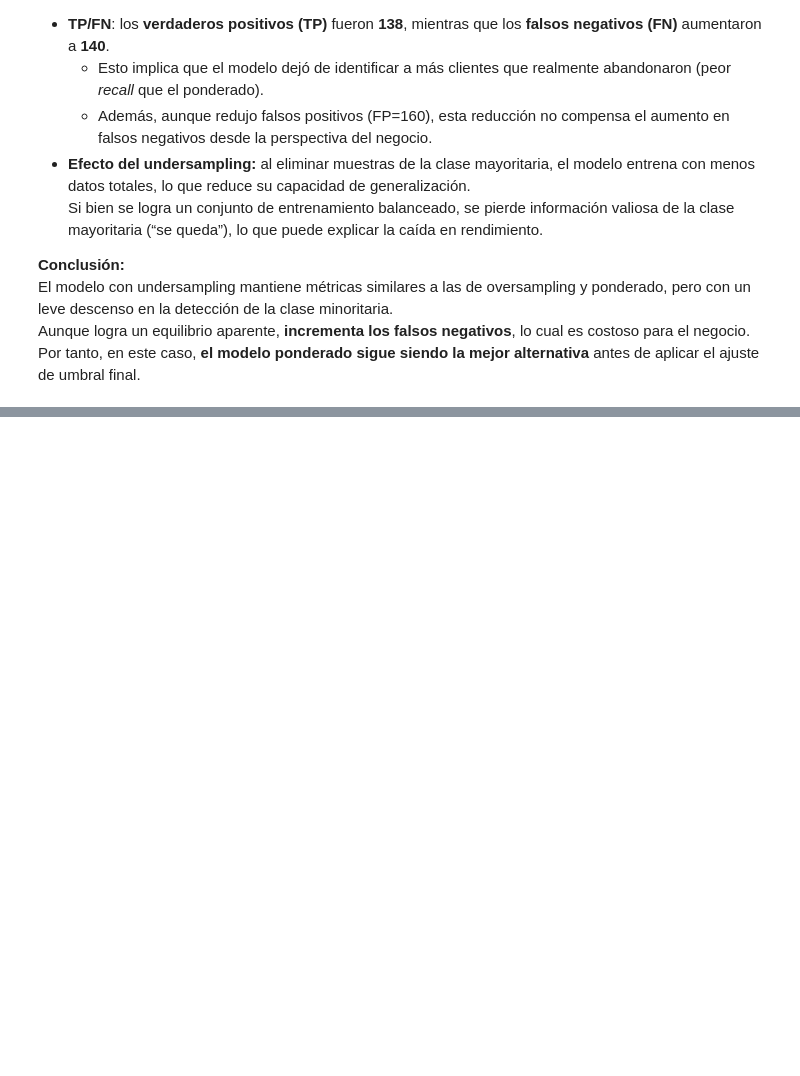
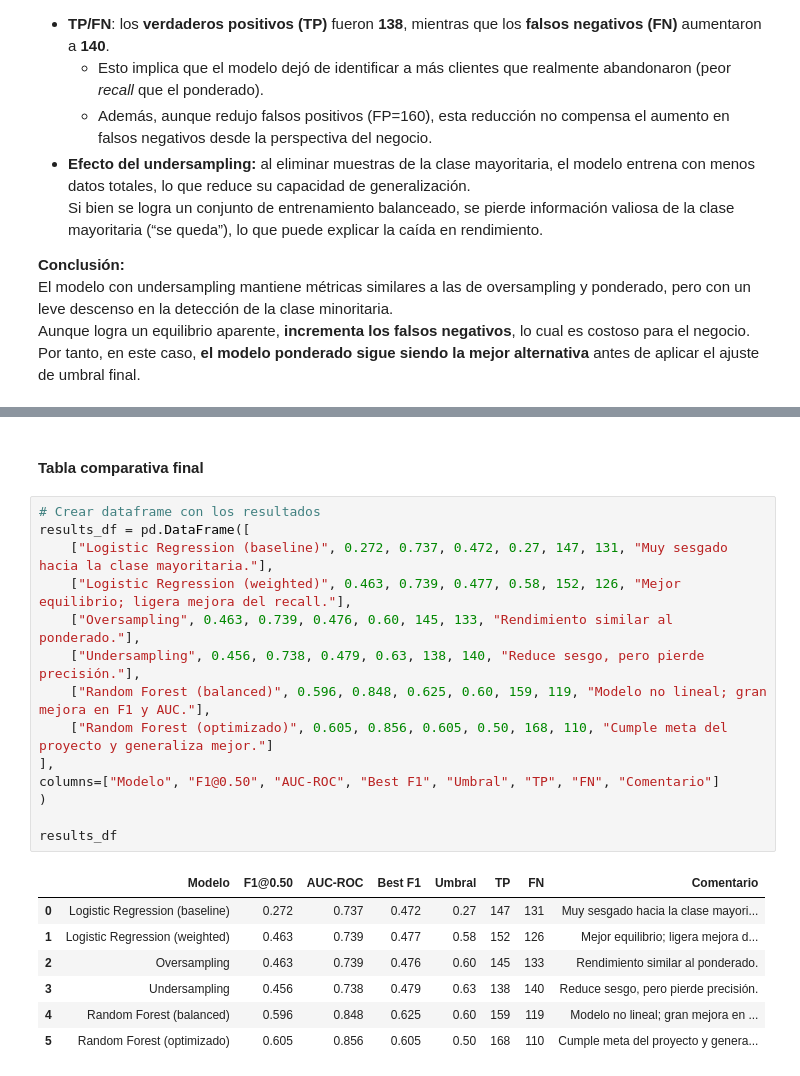
Before and after one commit to Marlene-Fraire/Sprint_10_churn_prediction, a Jupyter notebook: notebooks/churn_prediction.ipynb, the cells around one changed output, grey strips where cells are left out. Drawn from its saved outputs; the diff is of its cells as text; blank space fills up the shorter version.

```diff
--- a/notebooks/churn_prediction.ipynb
+++ b/notebooks/churn_prediction.ipynb
@@ -722,0 +1044,24 @@ Por tanto, en este caso, **el modelo ponderado sigue siendo la mejor alternativa
+# %% [markdown]
+#### Tabla comparativa final
+# %%
+# Crear dataframe con los resultados
+results_df = pd.DataFrame([
+    ["Logistic Regression (baseline)", 0.272, 0.737, 0.472, 0.27, 147, 131, "Muy sesgado hacia la clase mayoritaria."],
+    ["Logistic Regression (weighted)", 0.463, 0.739, 0.477, 0.58, 152, 126, "Mejor equilibrio; ligera mejora del recall."],
+    ["Oversampling", 0.463, 0.739, 0.476, 0.60, 145, 133, "Rendimiento similar al ponderado."],
+    ["Undersampling", 0.456, 0.738, 0.479, 0.63, 138, 140, "Reduce sesgo, pero pierde precisión."],
+    ["Random Forest (balanced)", 0.596, 0.848, 0.625, 0.60, 159, 119, "Modelo no lineal; gran mejora en F1 y AUC."],
+    ["Random Forest (optimizado)", 0.605, 0.856, 0.605, 0.50, 168, 110, "Cumple meta del proyecto y generaliza mejor."]
+],
+columns=["Modelo", "F1@0.50", "AUC-ROC", "Best F1", "Umbral", "TP", "FN", "Comentario"]
+)
+
+results_df
+# %% [output]
+|  | Modelo | F1@0.50 | AUC-ROC | Best F1 | Umbral | TP | FN | Comentario |
+| 0 | Logistic Regression (baseline) | 0.272 | 0.737 | 0.472 | 0.27 | 147 | 131 | Muy sesgado hacia la clase mayori... |
+| 1 | Logistic Regression (weighted) | 0.463 | 0.739 | 0.477 | 0.58 | 152 | 126 | Mejor equilibrio; ligera mejora d... |
+| 2 | Oversampling | 0.463 | 0.739 | 0.476 | 0.60 | 145 | 133 | Rendimiento similar al ponderado. |
+| 3 | Undersampling | 0.456 | 0.738 | 0.479 | 0.63 | 138 | 140 | Reduce sesgo, pero pierde precisión. |
+| 4 | Random Forest (balanced) | 0.596 | 0.848 | 0.625 | 0.60 | 159 | 119 | Modelo no lineal; gran mejora en ... |
+| 5 | Random Forest (optimizado) | 0.605 | 0.856 | 0.605 | 0.50 | 168 | 110 | Cumple meta del proyecto y genera... |
```
Also changed, not shown: parts of 17 cells of this notebook, 1 other file.
